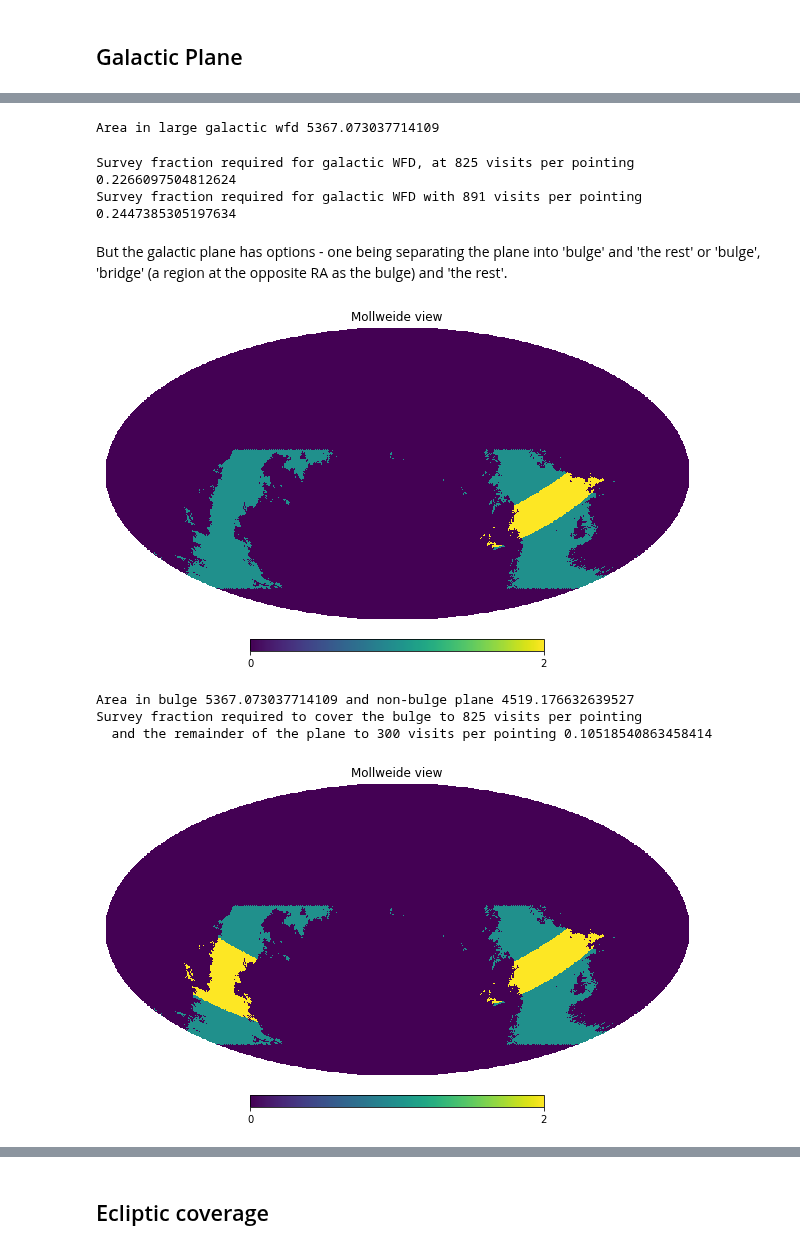
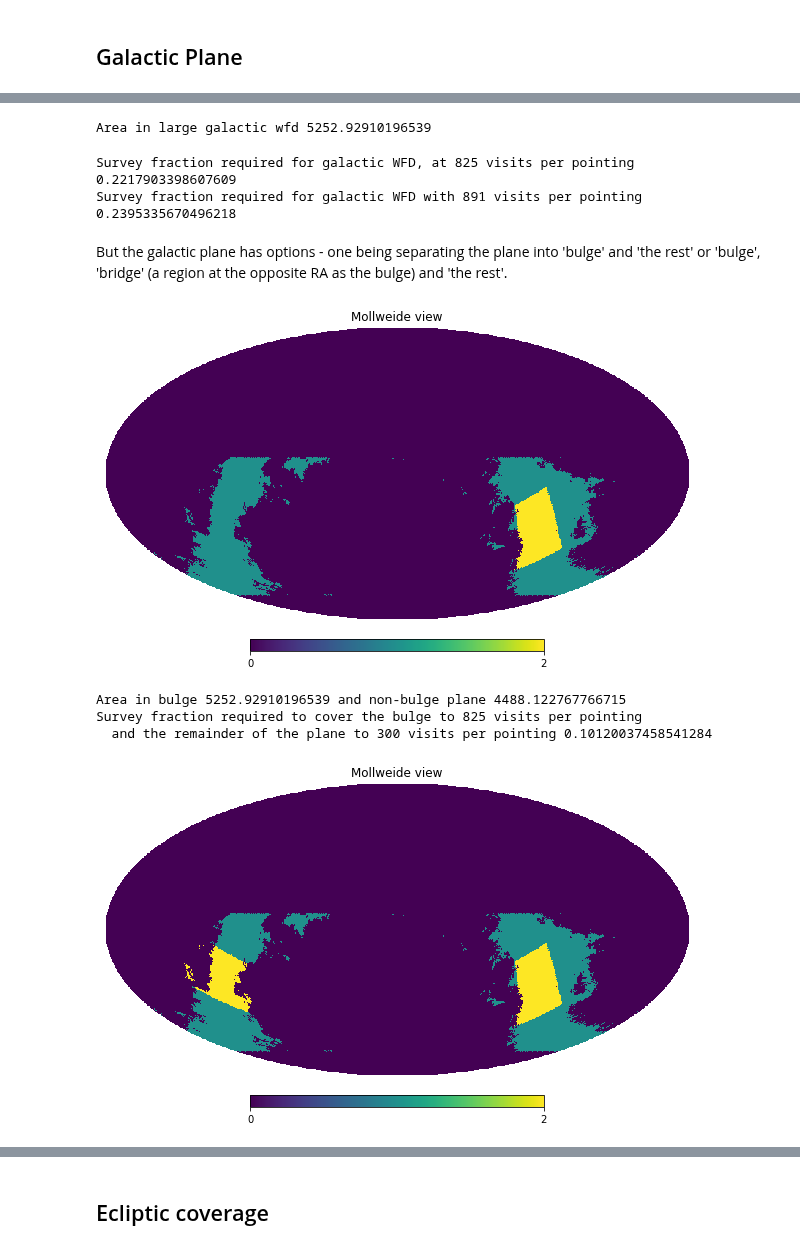
Before and after one commit to lsst-pst/survey_strategy, a Jupyter notebook: fbs_1.7/SkyCoverage.ipynb, the cells around one changed output, grey strips where cells are left out. Drawn from its saved outputs; the diff is of its cells as text; code cells hidden in the pictures.

Commit message:
Add pretty table and plot, fix a bulge definition

```diff
--- a/fbs_1.7/SkyCoverage.ipynb
+++ b/fbs_1.7/SkyCoverage.ipynb
@@ -82,8 +82,8 @@ Text(0, 0.5, 'Survey fraction')
 # Define extragalactic WFD between -72 and +12.5 with low dust extinction (dust extinction limit = 0.2)
 # These dec and dust limits are used to define the other survey areas as well.
 dust_limit = 0.2
-dec_max = 12
-dec_min = -62
+dec_max = 8
+dec_min = -67
 
 exwfd = np.where((dec > dec_min) & (dec < dec_max) & (dustmap < dust_limit), 1, 0)
 # %%
@@ -122,7 +122,7 @@ hp.mollview(galwfd, max=1)
 gp_area = galwfd.sum() * hp.nside2pixarea(nside, degrees=True)
 print(f'Area in large galactic wfd {gp_area}')
 # %% [output]
-Area in large galactic wfd 5367.073037714109
+Area in large galactic wfd 5252.92910196539
 # %%
 # Time required?
 nvis = 825
@@ -132,8 +132,8 @@ nvis = int(825*1.08)
 t_gp = scalingfunc(nvisits_per_pointing=nvis, area=gp_area)
 print(f"Survey fraction required for galactic WFD with {nvis} visits per pointing {t_gp}")
 # %% [output]
-Survey fraction required for galactic WFD, at 825 visits per pointing 0.2266097504812624
-Survey fraction required for galactic WFD with 891 visits per pointing 0.2447385305197634
+Survey fraction required for galactic WFD, at 825 visits per pointing 0.2217903398607609
+Survey fraction required for galactic WFD with 891 visits per pointing 0.2395335670496218
 # %% [markdown]
 But the galactic plane has options - one being separating the plane into 'bulge' and 'the rest' or 'bulge', 'bridge' (a region at the opposite RA as the bulge) and 'the rest'.
 # %%
@@ -141,12 +141,12 @@ But the galactic plane has options - one being separating the plane into 'bulge'
 bulge_lon_span = 20
 bulge_lat_span = 10
 bulge = np.where(galwfd &
-                 ((gal_lon) < bulge_lon_span) | (gal_lon > (360-bulge_lon_span)) &
-                 (abs(gal_lon) < bulge_lat_span), 1, 0)
+                 (((gal_lon > (360-bulge_lon_span)) | (gal_lon < bulge_lon_span))
+                  & (np.abs(gal_lat) < bulge_lat_span)), 1, 0)
 gp_nobulge = galwfd - bulge
-hp.mollview(bulge * 2 + gp_nobulge, max=2)
+hp.mollview(bulge * 2 + gp_nobulge, min=0, max=2)
 # %% [output]
-[figure, old version]
+[figure, new version]
 # %%
 bulge_area = bulge.sum() * hp.nside2pixarea(nside, degrees=True)
 gp_nobulge_area = gp_nobulge.sum() * hp.nside2pixarea(nside, degrees=True)
@@ -159,26 +159,23 @@ print(f"Survey fraction required to cover the bulge to {nvis_bulge} visits per p
       f" and the remainder of the plane to {nvis_nobulge} visits per pointing",
       f"{t_bulge + t_nobulge}")
 # %% [output]
-Area in bulge 5367.073037714109 and non-bulge plane 4519.176632639527
+Area in bulge 5252.92910196539 and non-bulge plane 4488.122767766715
 Survey fraction required to cover the bulge to 825 visits per pointing
-  and the remainder of the plane to 300 visits per pointing 0.10518540863458414
+  and the remainder of the plane to 300 visits per pointing 0.10120037458541284
 # %%
 # And similar, but adding additional coverage at the 'bridge'
 # Or if we reduce the number of visits to 300 over most of the plane and leave the bulge at 825
 outer_bridge_l = 240
-outer_bridge_lon_span = 20
+outer_bridge_lon_span = 15
 outer_bridge_lat_span = 20
-bulge = np.where(galwfd &
-                 ((gal_lon) < bulge_lon_span) | (gal_lon > (360-bulge_lon_span)) &
-                 (abs(gal_lon) < bulge_lat_span), 1, 0)
 bridge = np.where(galwfd &
-                  ((gal_lon < (outer_bridge_l + outer_bridge_lon_span))
+                  (((gal_lon < (outer_bridge_l + outer_bridge_lon_span))
                     & (gal_lon > (outer_bridge_l-outer_bridge_lon_span))
-                    & (np.abs(gal_lat) < outer_bridge_lat_span)), 1, 0)
+                    & (np.abs(gal_lat) < outer_bridge_lat_span))), 1, 0)
 gp_nobulge_nobridge = galwfd - bulge - bridge
 hp.mollview(bulge*2 + bridge*2 + gp_nobulge, max=2)
 # %% [output]
-[figure, old version]
+[figure, new version]
 # %%
 bulge_area = bulge.sum() * hp.nside2pixarea(nside, degrees=True)
 bridge_area = bridge.sum() * hp.nside2pixarea(nside, degrees=True)
```
Also changed, not shown: parts of 15 cells of this notebook.
